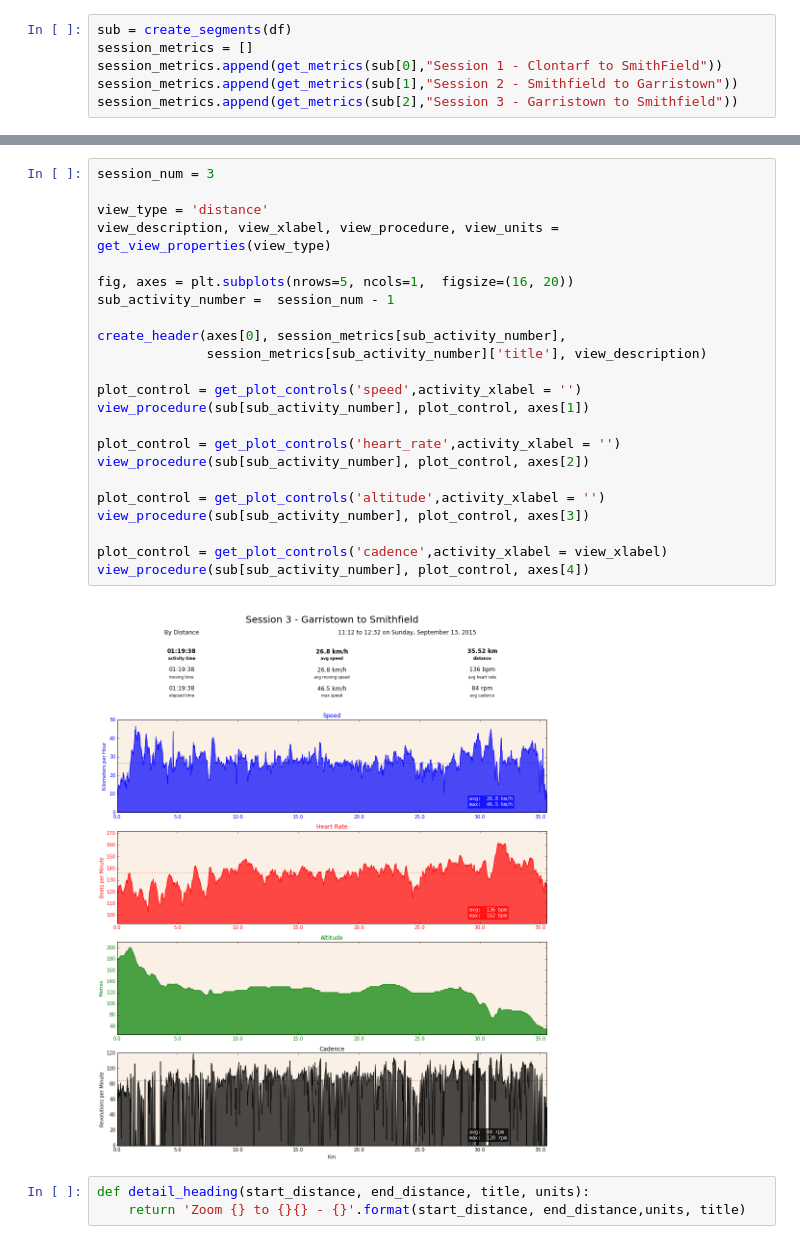
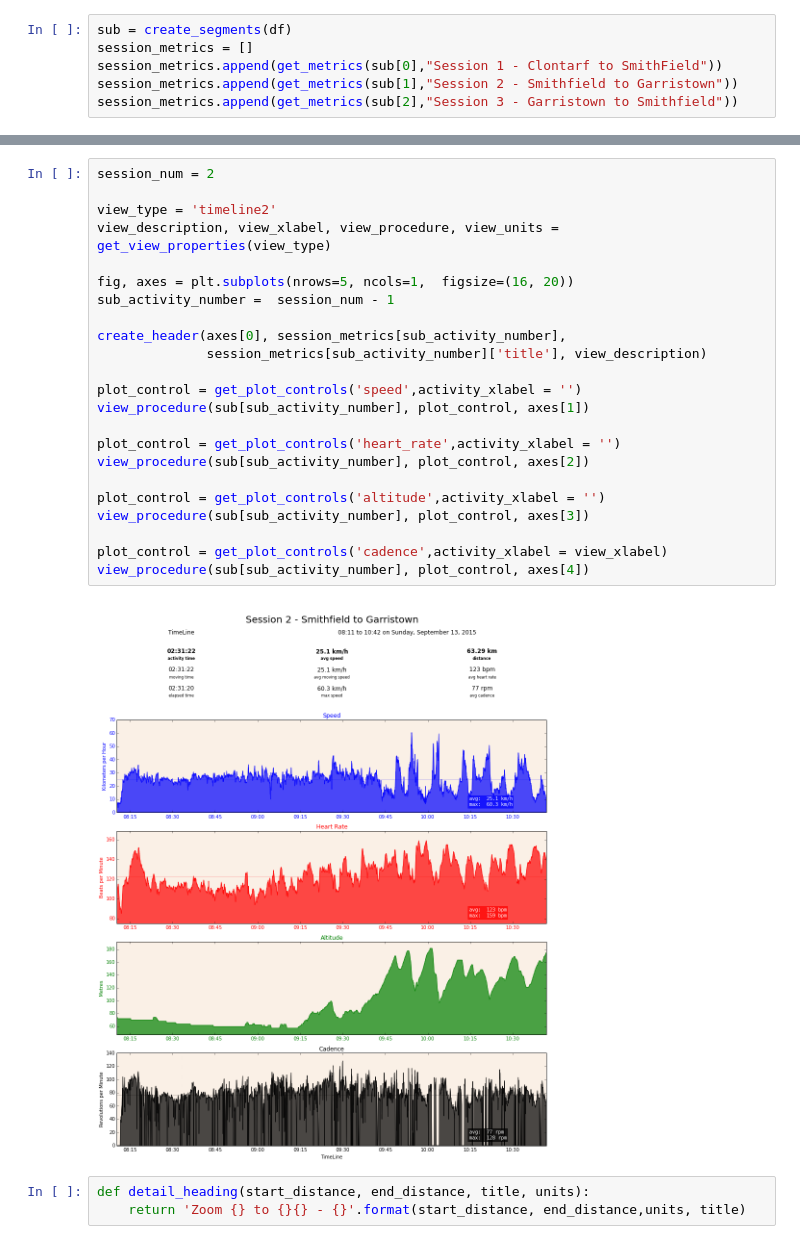
Before and after one commit to patclaffey/docker_jupyter, a Jupyter notebook: notebooks/Summary.ipynb, the cells around one changed output, grey strips where cells are left out. Cells and saved outputs as stored; diff of their text form.

```diff
--- a/notebooks/Summary.ipynb
+++ b/notebooks/Summary.ipynb
@@ -156,28 +154,28 @@ view_procedure(sub[2], plot_control, axes[5])
 # %%
-session_num = 3
+session_num = 2
 
-view_type = 'distance'
+view_type = 'timeline2'
 view_description, view_xlabel, view_procedure, view_units = get_view_properties(view_type)
 
 fig, axes = plt.subplots(nrows=5, ncols=1,  figsize=(16, 20))
 sub_activity_number =  session_num - 1
 
 create_header(axes[0], session_metrics[sub_activity_number],
               session_metrics[sub_activity_number]['title'], view_description)
 
 plot_control = get_plot_controls('speed',activity_xlabel = '')
 view_procedure(sub[sub_activity_number], plot_control, axes[1])
 
 plot_control = get_plot_controls('heart_rate',activity_xlabel = '')
 view_procedure(sub[sub_activity_number], plot_control, axes[2])
 
 plot_control = get_plot_controls('altitude',activity_xlabel = '')
 view_procedure(sub[sub_activity_number], plot_control, axes[3])
 
 plot_control = get_plot_controls('cadence',activity_xlabel = view_xlabel)
 view_procedure(sub[sub_activity_number], plot_control, axes[4])
 # %% [output]
-[figure, old version]
+[figure, new version]
 # %%
 def detail_heading(start_distance, end_distance, title, units):
     return 'Zoom {} to {}{} - {}'.format(start_distance, end_distance,units, title)
```
Also changed, not shown: parts of 8 cells of this notebook, 1 other file.
